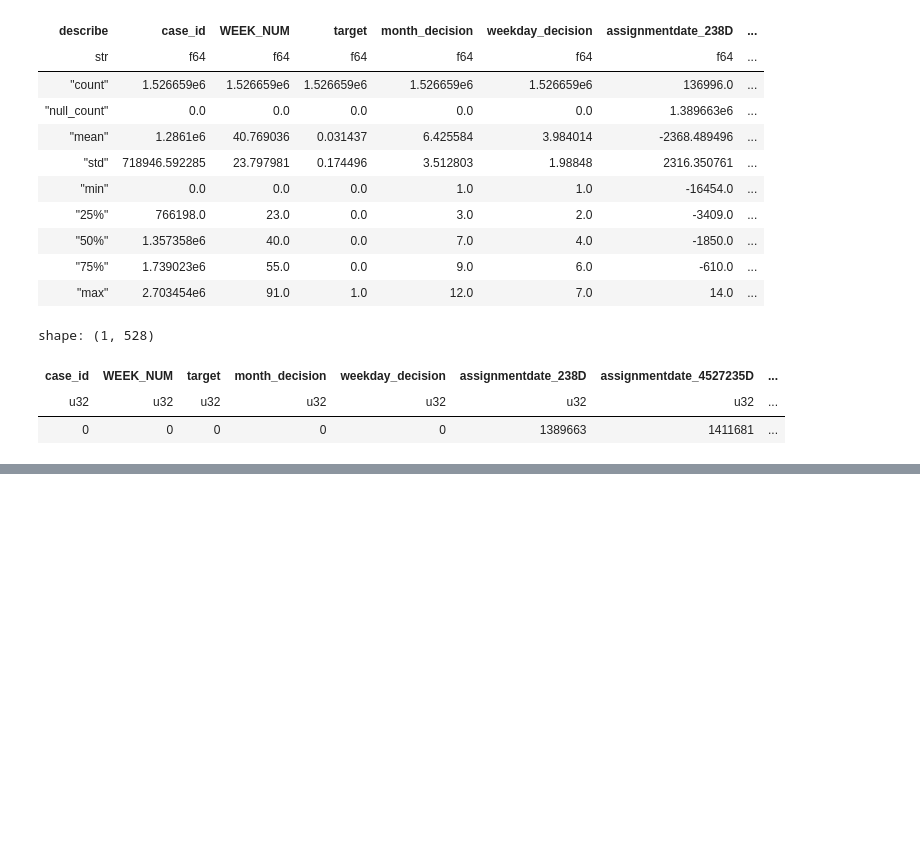
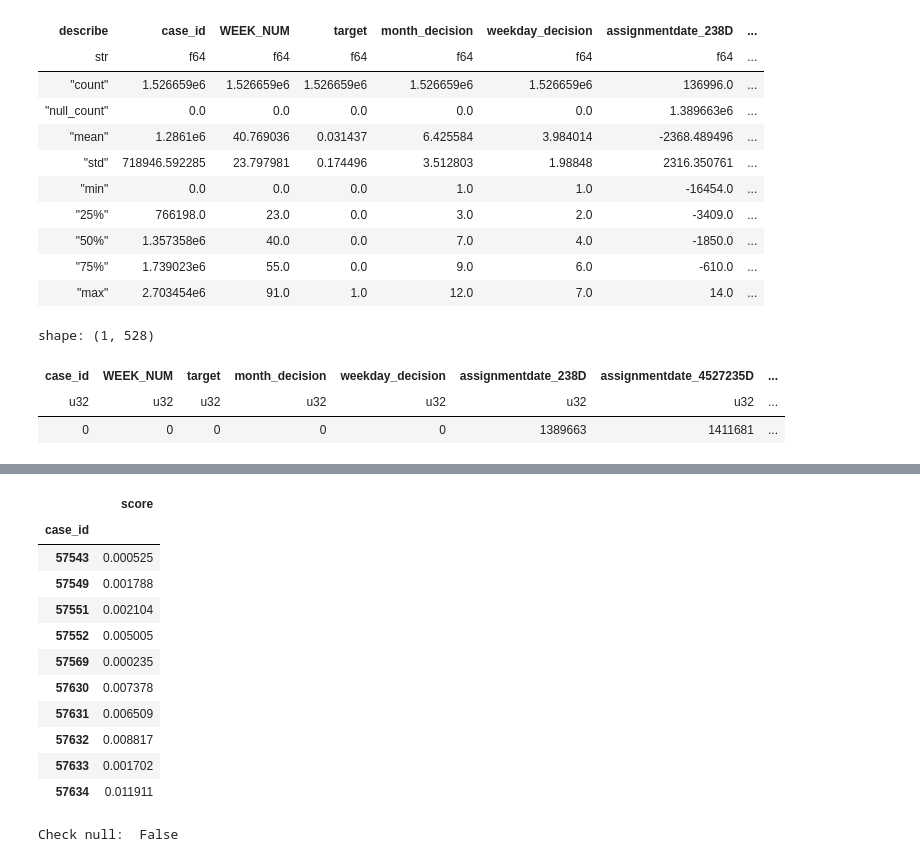
Before and after one commit to ChiragB254/Kaggle-Notebooks, a Jupyter notebook: home-credit-ml-ann-model.ipynb, the cells around one changed output, grey strips where cells are left out. Cells and saved outputs as stored; diff of their text form; code cells hidden in the pictures; blank space fills up the shorter version.

Commit message:
Kaggle Notebook | Home Credit | ML/ANN Model | Version 5

```diff
--- a/home-credit-ml-ann-model.ipynb
+++ b/home-credit-ml-ann-model.ipynb
@@ -526,0 +447,4 @@ Name: dateofbirth_337D, Length: 1526659, dtype: float64
+# %%
+X = df_train.drop(columns=["target", "case_id","WEEK_NUM"])
+y = df_train["target"]
+weeks = df_train["WEEK_NUM"]
@@ -526,0 +465,28 @@ Name: dateofbirth_337D, Length: 1526659, dtype: float64
+# %%
+import xgboost as xgb
+params = {
+    "device":"cuda",
+    "objective":'binary:logistic',
+    "tree_method":"hist",
+    "enable_categorical":True,
+    "eval_metric":'auc',
+    "subsample":1,
+    "colsample_bytree":1,
+    "min_child_weight":1,
+    "max_depth":20,
+    #gamma=0.7,
+    #reg_alpha=0.7,
+    "n_estimators":120,
+    "random_state":42,
+}
+xgb_model = xgb.XGBClassifier(**params)
+
+xgb_model.fit(
+        X_train, y_train,
+        eval_set=[(X_valid, y_valid)],
+        early_stopping_rounds=100,
+        verbose=True,
+    )
+
+y_pred_valid = xgb_model.predict_proba(X_valid)[:, 1]
+auc_score = roc_auc_score(y_valid, y_pred_valid)
@@ -526,0 +515,5 @@ Name: dateofbirth_337D, Length: 1526659, dtype: float64
+# %%
+X_test = df_test.drop(columns=["WEEK_NUM"])
+X_test = X_test.set_index("case_id")
+
+xgb_pred = pd.Series(xgb_model.predict_proba(X_test)[:, 1], index=X_test.index)
@@ -526,0 +535,24 @@ Name: dateofbirth_337D, Length: 1526659, dtype: float64
+# %%
+df_subm = pd.read_csv(ROOT / "sample_submission.csv")
+df_subm = df_subm.set_index("case_id")
+
+df_subm["score"] = (xgb_pred)*0.5
+# %%
+df_subm
+# %% [output]
+|  | score |
+| case_id |  |
+| 57543 | 0.000525 |
+| 57549 | 0.001788 |
+| 57551 | 0.002104 |
+| 57552 | 0.005005 |
+| 57569 | 0.000235 |
+| 57630 | 0.007378 |
+| 57631 | 0.006509 |
+| 57632 | 0.008817 |
+| 57633 | 0.001702 |
+| 57634 | 0.011911 |
+# %%
+print("Check null: ", df_subm["score"].isnull().any())
+# %% [output]
+Check null:  False
```
Also changed, not shown: parts of 30 cells of this notebook.
